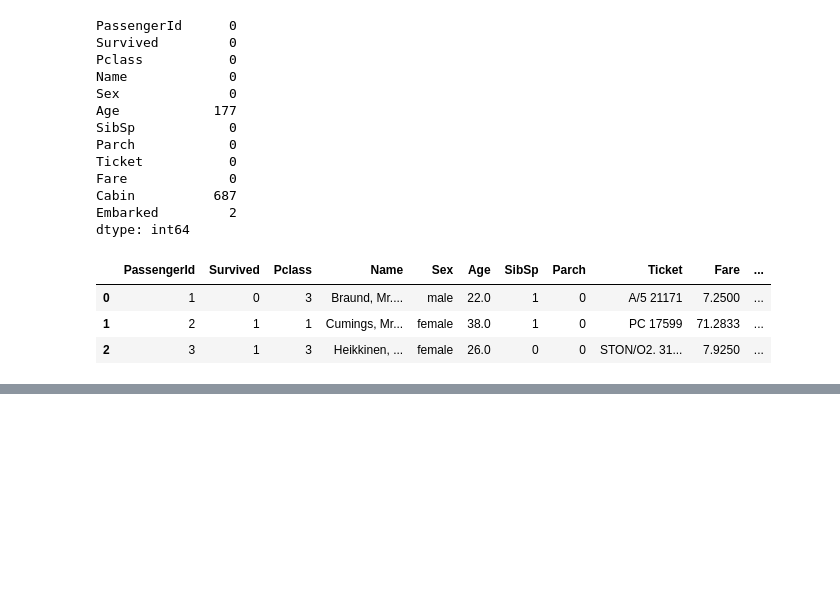
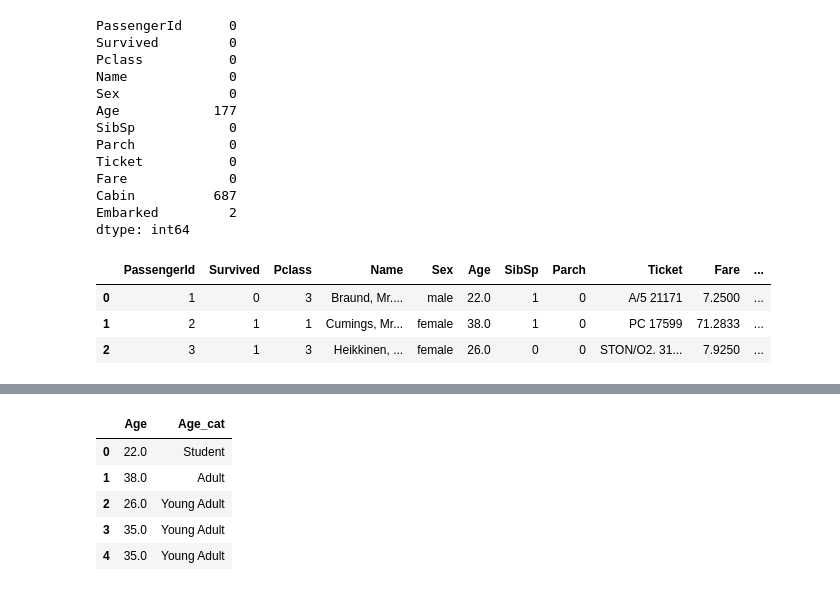
Before and after one commit to JunseokLee3/self_study, a Jupyter notebook: coding test/과제티스트 준비/1회독/1.ipynb, the cells around one changed output, grey strips where cells are left out. Cells and saved outputs as stored; diff of their text form; code cells hidden in the pictures; blank space fills up the shorter version.

```diff
--- a/coding test/과제티스트 준비/1회독/1.ipynb
+++ b/coding test/과제티스트 준비/1회독/1.ipynb
@@ -927,0 +989,22 @@ titanic_df['Age'] =
+# %%
+def get_category(age):
+    cat = ''
+    if age <= 5 : cat = 'Baby'
+    elif age <= 12 : cat = 'Child'
+    elif age <= 18 : cat = 'Teenage'
+    elif age <= 25 : cat = 'Student'
+    elif age <= 35 : cat = 'Young Adult'
+    elif age <= 60 : cat = 'Adult'
+    else: cat = 'Elderly'
+
+    return cat
+
+titanic_df['Age_cat'] = titanic_df['Age'].apply(lambda x : get_category(x))
+titanic_df[['Age', 'Age_cat']].head()
+# %% [output]
+|  | Age | Age_cat |
+| 0 | 22.0 | Student |
+| 1 | 38.0 | Adult |
+| 2 | 26.0 | Young Adult |
+| 3 | 35.0 | Young Adult |
+| 4 | 35.0 | Young Adult |
```
Also changed, not shown: parts of 7 cells of this notebook, 2 other files.
